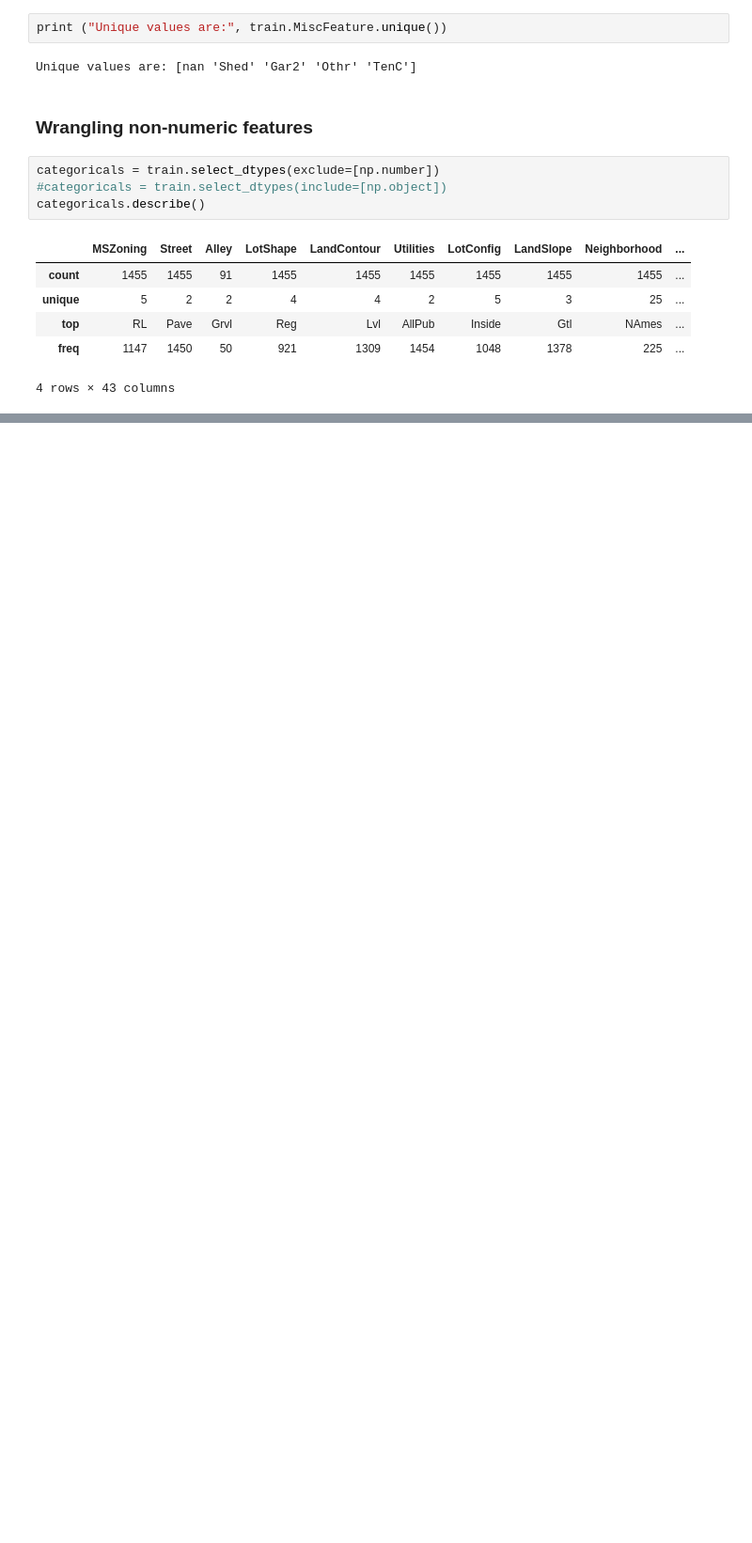
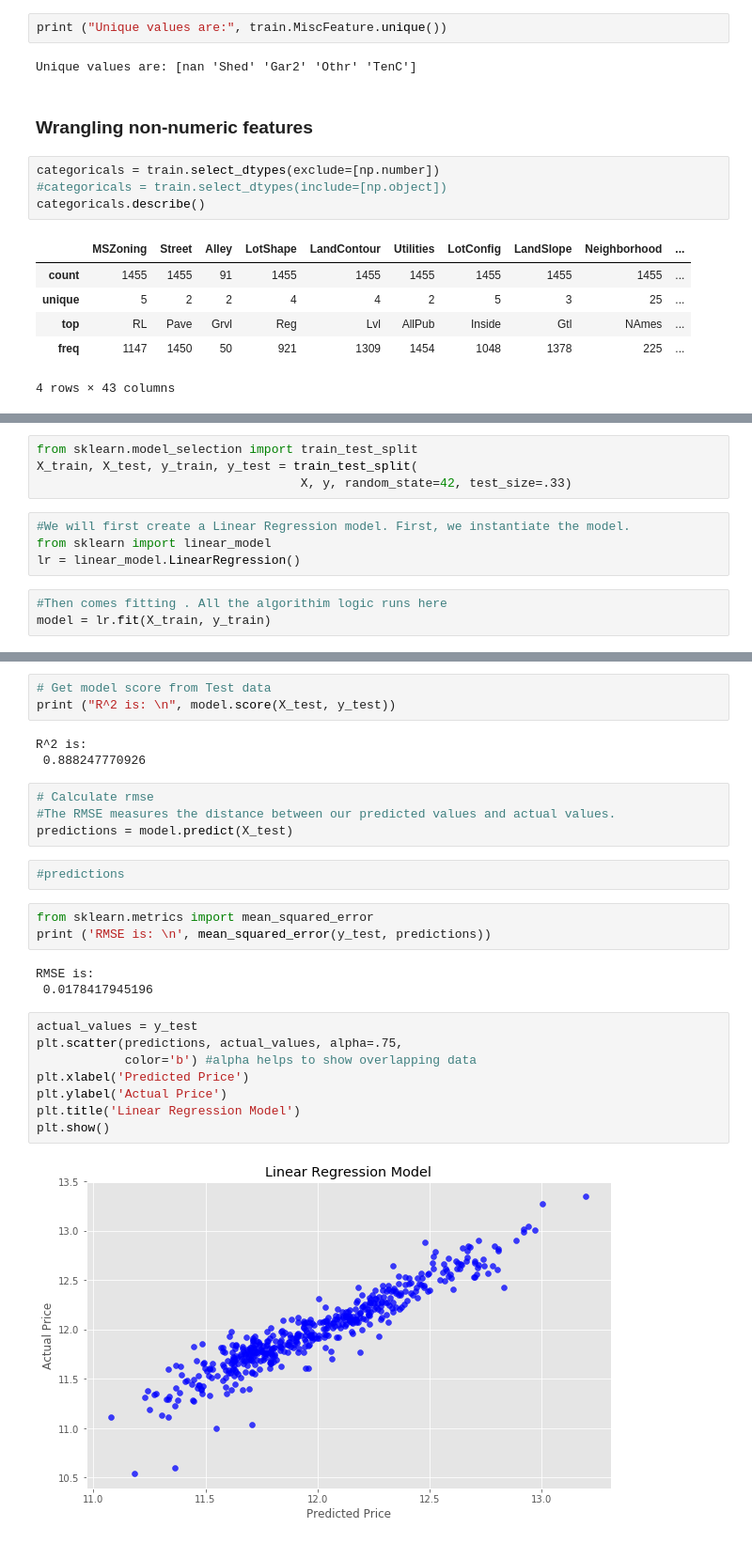
Before and after one commit to STHITAPRAJNAS/MyDataScienceLearning, a Jupyter notebook: House_price_kaggle.ipynb, the cells around one changed output, grey strips where cells are left out. Shown: that part at 94% size. Saved outputs shown, nothing was run; the diff lists cells and outputs as text; blank space fills up the shorter version.

```diff
--- a/House_price_kaggle.ipynb
+++ b/House_price_kaggle.ipynb
@@ -368,0 +495,11 @@ categoricals.describe()
+# %%
+from sklearn.model_selection import train_test_split
+X_train, X_test, y_train, y_test = train_test_split(
+                                    X, y, random_state=42, test_size=.33)
+# %%
+#We will first create a Linear Regression model. First, we instantiate the model.
+from sklearn import linear_model
+lr = linear_model.LinearRegression()
+# %%
+#Then comes fitting . All the algorithim logic runs here
+model = lr.fit(X_train, y_train)
@@ -368,0 +521,28 @@ categoricals.describe()
+# %%
+# Get model score from Test data
+print ("R^2 is: \n", model.score(X_test, y_test))
+# %% [output]
+R^2 is:
+ 0.888247770926
+# %%
+# Calculate rmse
+#The RMSE measures the distance between our predicted values and actual values.
+predictions = model.predict(X_test)
+# %%
+#predictions
+# %%
+from sklearn.metrics import mean_squared_error
+print ('RMSE is: \n', mean_squared_error(y_test, predictions))
+# %% [output]
+RMSE is:
+ 0.0178417945196
+# %%
+actual_values = y_test
+plt.scatter(predictions, actual_values, alpha=.75,
+            color='b') #alpha helps to show overlapping data
+plt.xlabel('Predicted Price')
+plt.ylabel('Actual Price')
+plt.title('Linear Regression Model')
+plt.show()
+# %% [output]
+[figure, added]
```
Also changed, not shown: parts of 21 cells of this notebook.
